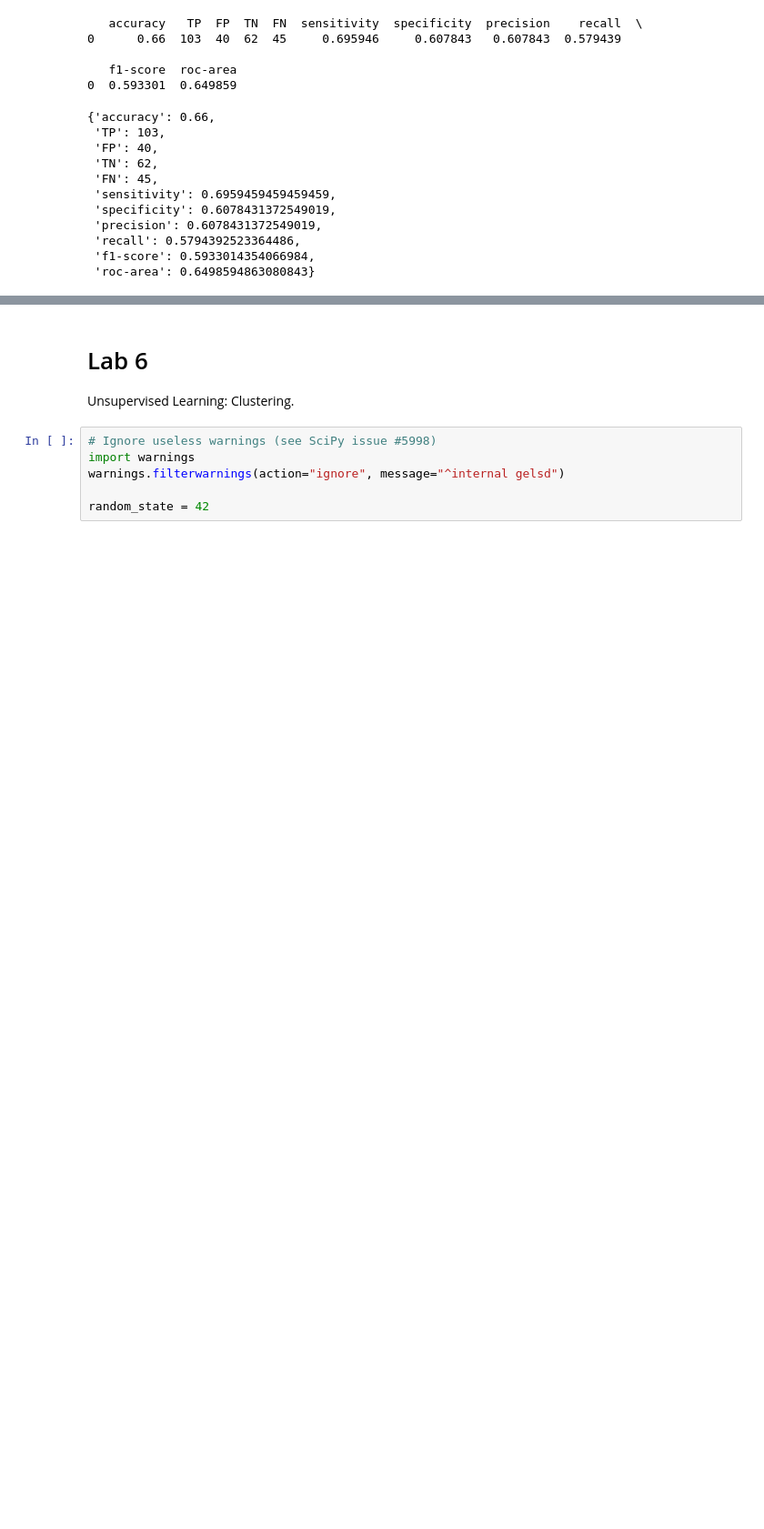
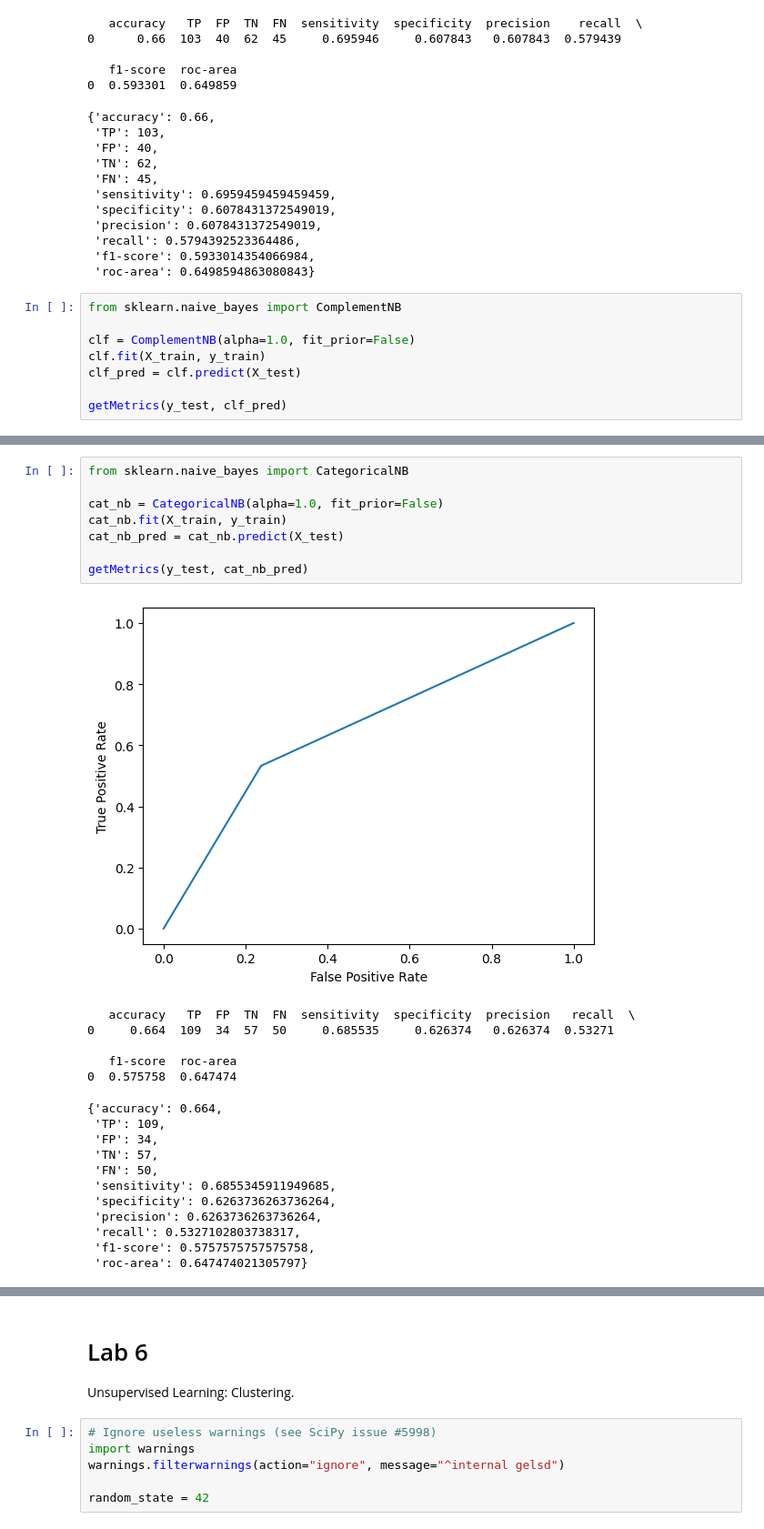
Before and after one commit to lascha212/F21DL, a Jupyter notebook: labs.ipynb, the cells around one changed output, grey strips where cells are left out. Shown at 91% size. Drawn from its saved outputs; the diff is of its cells as text; blank space fills up the shorter version.

```diff
--- a/labs.ipynb
+++ b/labs.ipynb
@@ -422,3 +422,11 @@ getMetrics(y_test, multi_nom_y_pred)
  'recall': 0.5794392523364486,
  'f1-score': 0.5933014354066984,
  'roc-area': 0.6498594863080843}
+# %%
+from sklearn.naive_bayes import ComplementNB
+
+clf = ComplementNB(alpha=1.0, fit_prior=False)
+clf.fit(X_train, y_train)
+clf_pred = clf.predict(X_test)
+
+getMetrics(y_test, clf_pred)
@@ -424,0 +451,26 @@ getMetrics(y_test, multi_nom_y_pred)
+# %%
+from sklearn.naive_bayes import CategoricalNB
+
+cat_nb = CategoricalNB(alpha=1.0, fit_prior=False)
+cat_nb.fit(X_train, y_train)
+cat_nb_pred = cat_nb.predict(X_test)
+
+getMetrics(y_test, cat_nb_pred)
+# %% [output]
+[figure, added]
+   accuracy   TP  FP  TN  FN  sensitivity  specificity  precision   recall  \
+0     0.664  109  34  57  50     0.685535     0.626374   0.626374  0.53271
+
+   f1-score  roc-area
+0  0.575758  0.647474
+{'accuracy': 0.664,
+ 'TP': 109,
+ 'FP': 34,
+ 'TN': 57,
+ 'FN': 50,
+ 'sensitivity': 0.6855345911949685,
+ 'specificity': 0.6263736263736264,
+ 'precision': 0.6263736263736264,
+ 'recall': 0.5327102803738317,
+ 'f1-score': 0.5757575757575758,
+ 'roc-area': 0.647474021305797}
```
Also changed, not shown: parts of 6 cells of this notebook.
